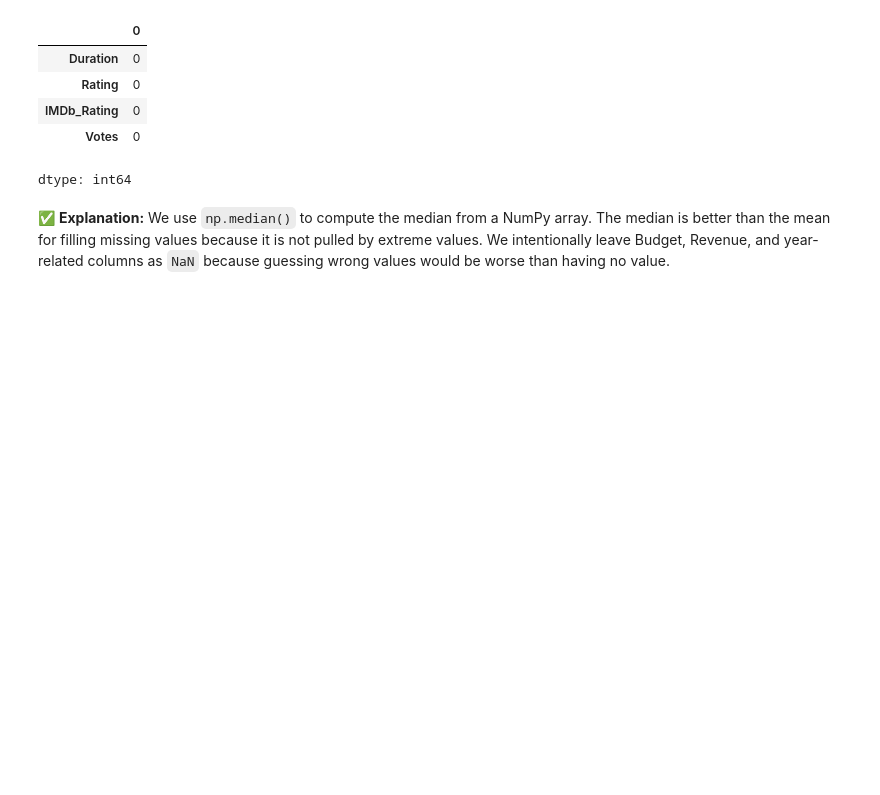
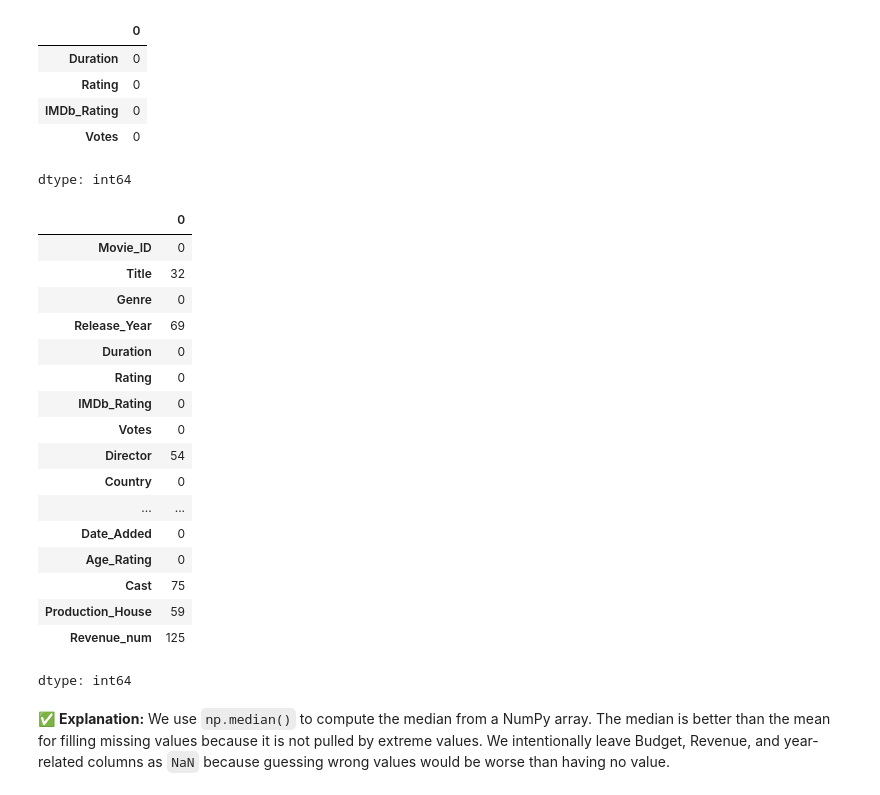
Before and after one commit to suyogy1-bot/Numpy, a Jupyter notebook: Class_notes/netflix_cleaning.ipynb, the cells around one changed output. Drawn from its saved outputs; the diff is of its cells as text; code cells hidden in the pictures; blank space fills up the shorter version.

```diff
--- a/Class_notes/netflix_cleaning.ipynb
+++ b/Class_notes/netflix_cleaning.ipynb
@@ -1712,3 +1800,24 @@ df[["Duration", "Rating", "IMDb_Rating", "Votes"]].isna().sum()
 | IMDb_Rating | 0 |
 | Votes | 0 |
 dtype: int64
+# %%
+df.isna().sum()
+# %% [output]
+|  | 0 |
+| Movie_ID | 0 |
+| Title | 32 |
+| Genre | 0 |
+| Release_Year | 69 |
+| Duration | 0 |
+| Rating | 0 |
+| IMDb_Rating | 0 |
+| Votes | 0 |
+| Director | 54 |
+| Country | 0 |
+| ... | ... |
+| Date_Added | 0 |
+| Age_Rating | 0 |
+| Cast | 75 |
+| Production_House | 59 |
+| Revenue_num | 125 |
+dtype: int64
```
Also changed, not shown: parts of 9 cells of this notebook.
